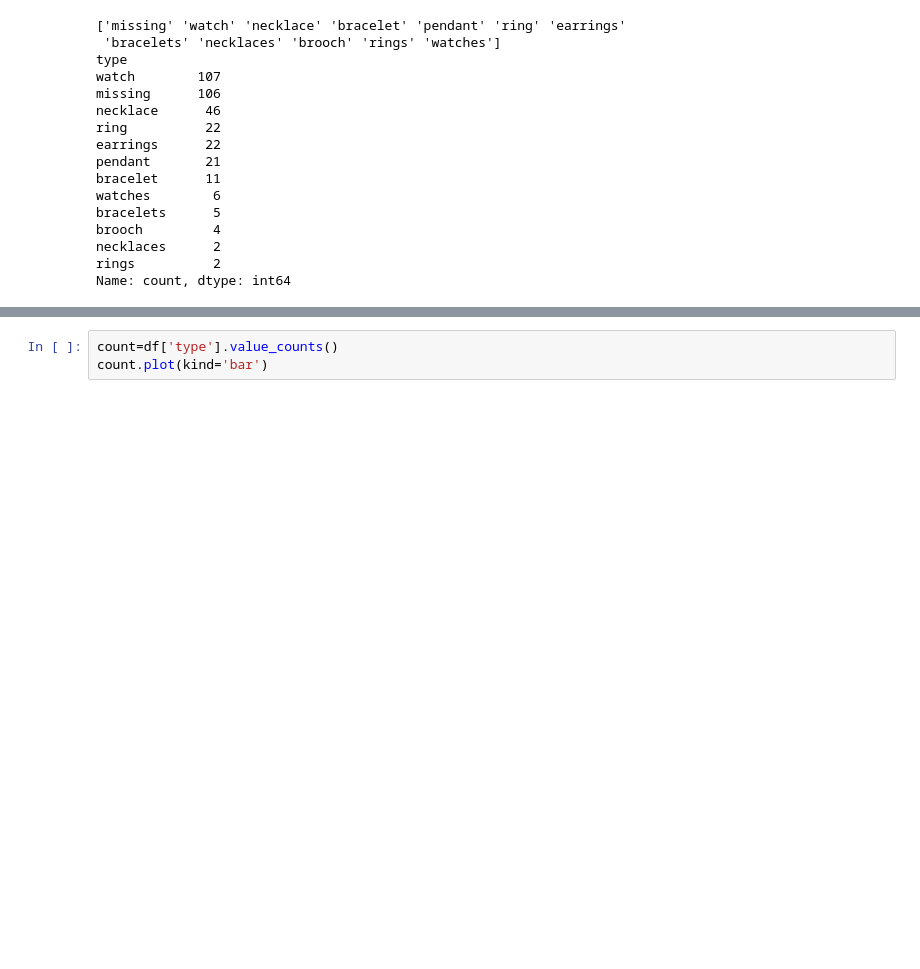
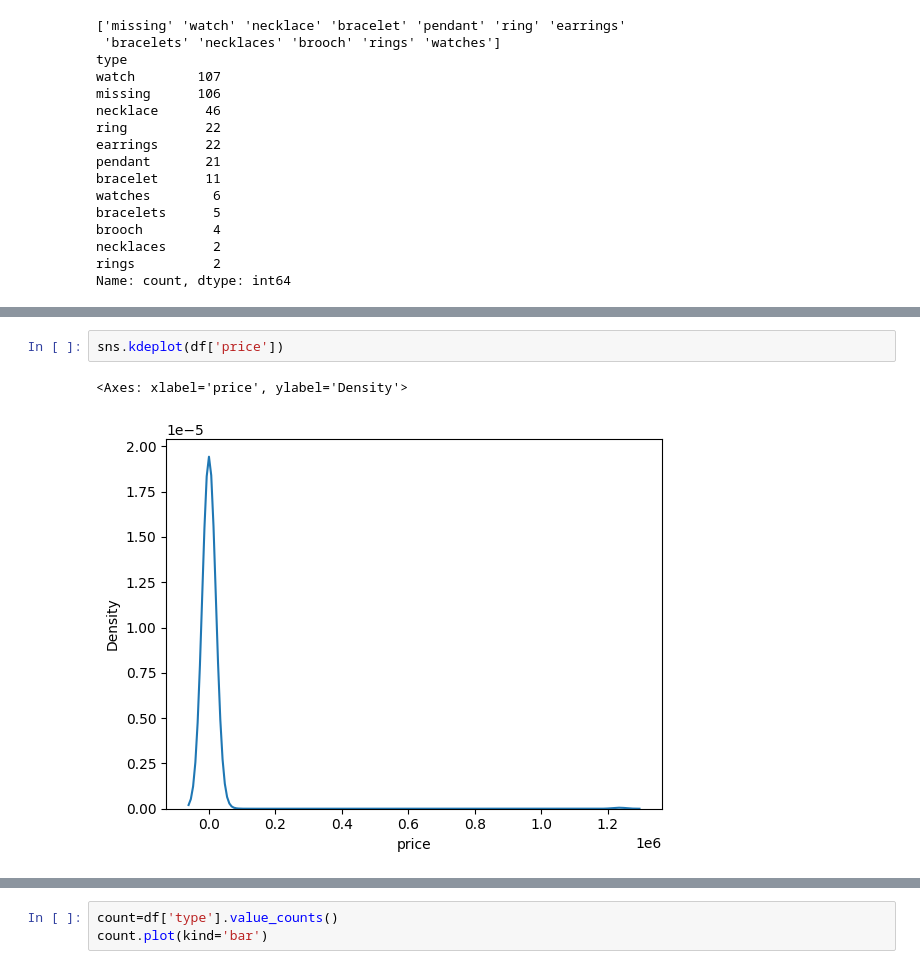
Before and after one commit to gffiveash/Labs, a Jupyter notebook: lab_notebook.ipynb, the cells around one changed output, grey strips where cells are left out. Saved outputs shown, nothing was run; the diff lists cells and outputs as text; blank space fills up the shorter version.

```diff
--- a/lab_notebook.ipynb
+++ b/lab_notebook.ipynb
@@ -214 +233,6 @@ df['price'].hist(grid=False)
 [figure]
+# %%
+sns.kdeplot(df['price'])
+# %% [output]
+<Axes: xlabel='price', ylabel='Density'>
+[figure, added]
```
Also changed, not shown: parts of 8 cells of this notebook.
